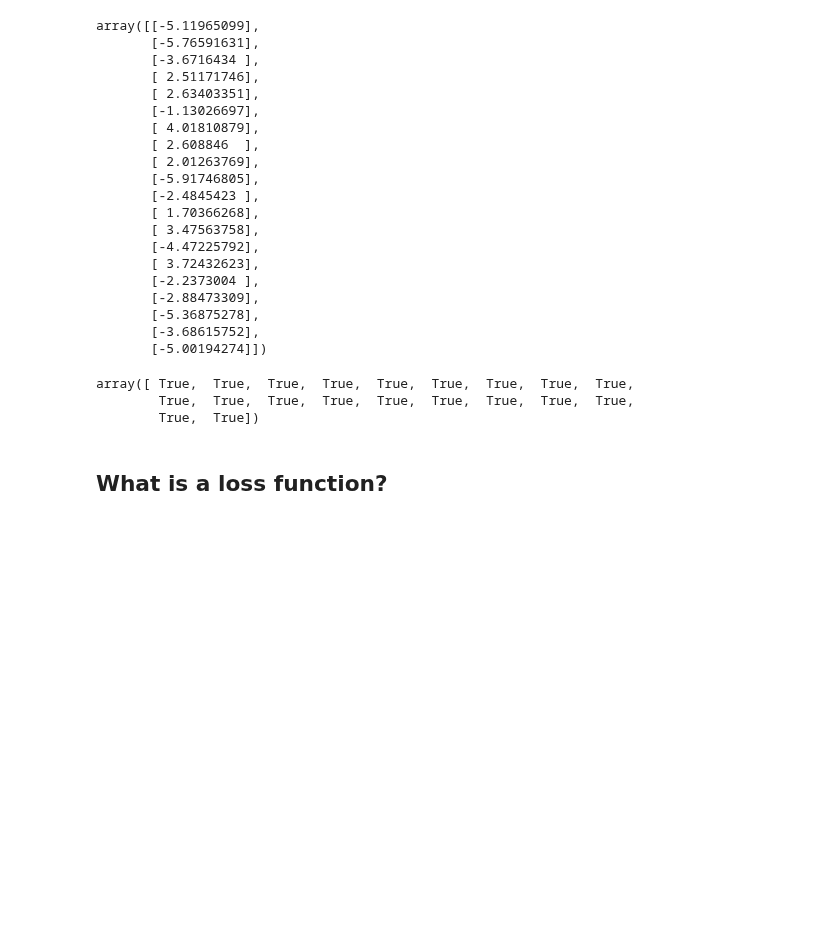
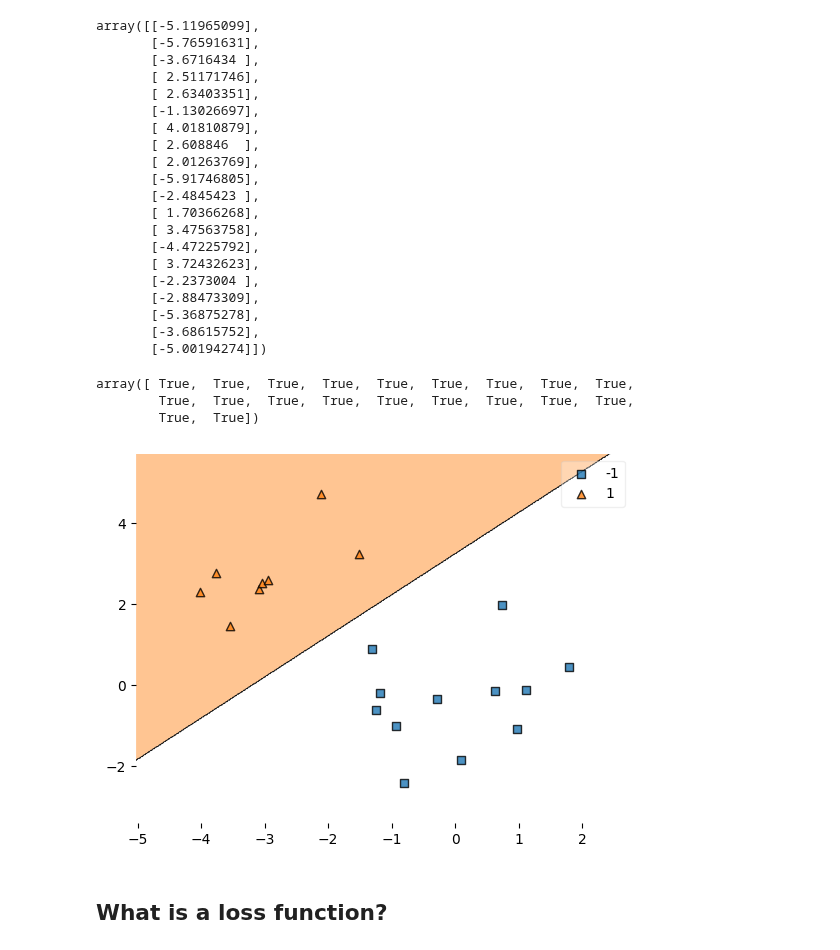
Before and after one commit to PaulToronto/DataCamp-Track---Machine-Learning-Scientist-in-Python, a Jupyter notebook: 5_2_Linear_Classifiers_in_Python_Loss_functions.ipynb, the cells around one changed output. Saved outputs shown, nothing was run; the diff lists cells and outputs as text; code cells hidden in the pictures; blank space fills up the shorter version.

```diff
--- a/5_2_Linear_Classifiers_in_Python_Loss_functions.ipynb
+++ b/5_2_Linear_Classifiers_in_Python_Loss_functions.ipynb
@@ -265,5 +265,9 @@ predictions == y
 array([ True,  True,  True,  True,  True,  True,  True,  True,  True,
         True,  True,  True,  True,  True,  True,  True,  True,  True,
         True,  True])
+# %%
+plot_decision_regions(X, y, lr);
+# %% [output]
+[figure, added]
 # %% [markdown]
 ## What is a loss function?
```
